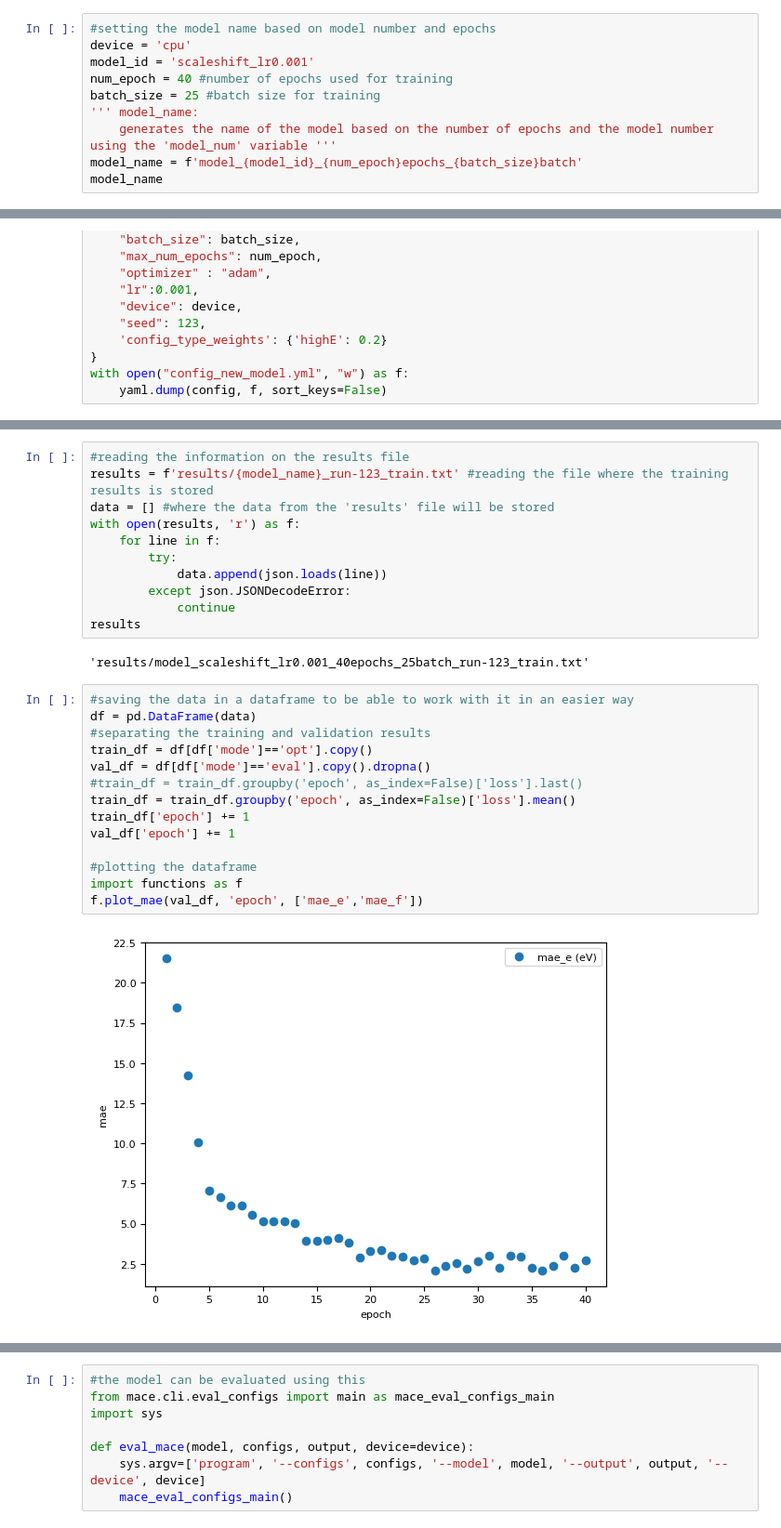
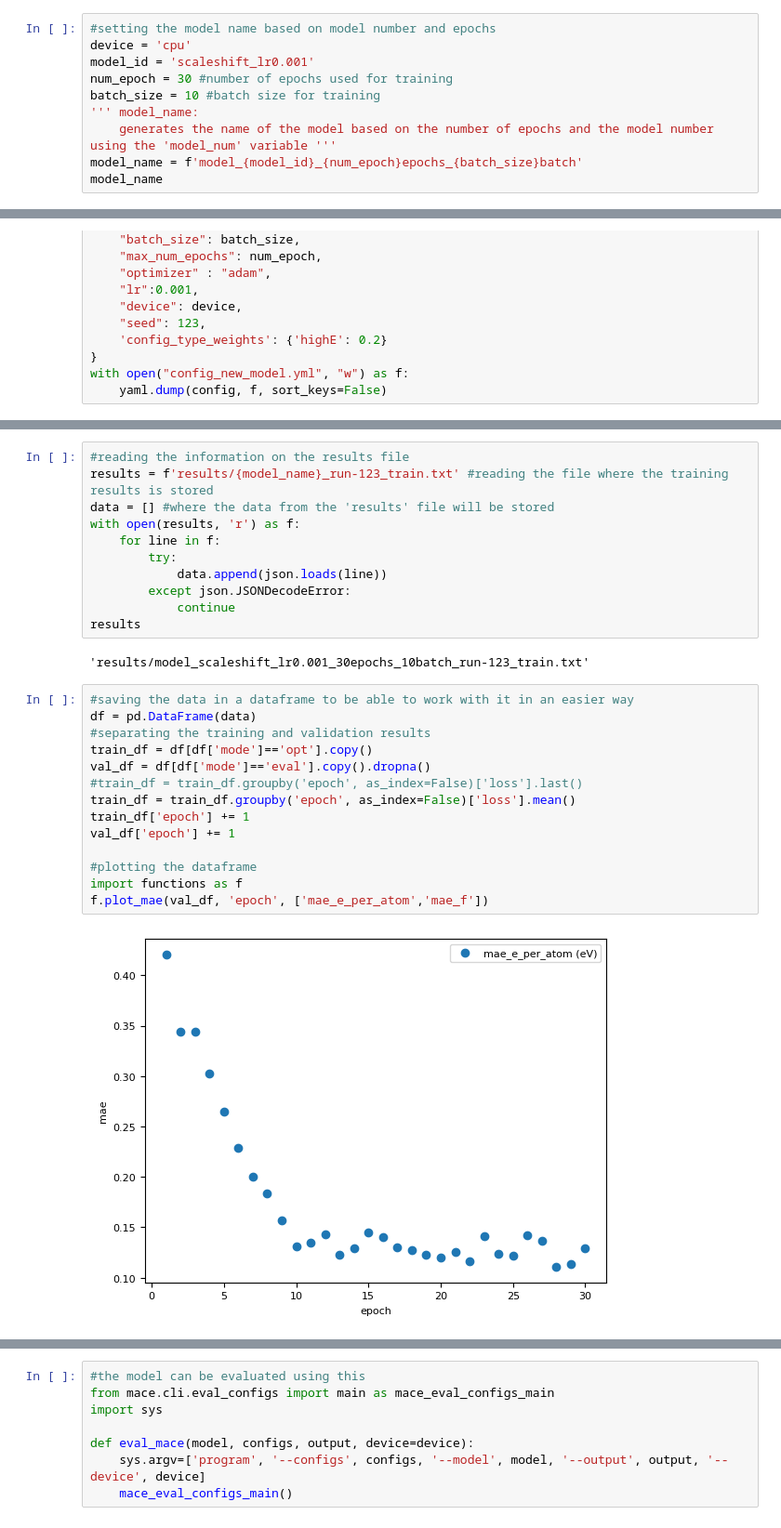
Before and after one commit to ShannonNCM/research_files, a Jupyter notebook: new_model/model_03/training_notebook.ipynb, the cells around one changed output, grey strips where cells are left out. Shown at 93% size. Cells and saved outputs as stored; diff of their text form.

```diff
--- a/new_model/model_03/training_notebook.ipynb
+++ b/new_model/model_03/training_notebook.ipynb
@@ -53,8 +67,8 @@ write('test_01.xyz', db[1031:])
 #setting the model name based on model number and epochs
 device = 'cpu'
 model_id = 'scaleshift_lr0.001'
-num_epoch = 40 #number of epochs used for training
-batch_size = 25 #batch size for training
+num_epoch = 30 #number of epochs used for training
+batch_size = 10 #batch size for training
 ''' model_name:
     generates the name of the model based on the number of epochs and the model number using the 'model_num' variable '''
 model_name = f'model_{model_id}_{num_epoch}epochs_{batch_size}batch'
@@ -131,20 +145,20 @@ with open(results, 'r') as f:
             continue
 results
 # %% [output]
-'results/model_scaleshift_lr0.001_40epochs_25batch_run-123_train.txt'
+'results/model_scaleshift_lr0.001_30epochs_10batch_run-123_train.txt'
 # %%
 #saving the data in a dataframe to be able to work with it in an easier way
 df = pd.DataFrame(data)
 #separating the training and validation results
 train_df = df[df['mode']=='opt'].copy()
 val_df = df[df['mode']=='eval'].copy().dropna()
 #train_df = train_df.groupby('epoch', as_index=False)['loss'].last()
 train_df = train_df.groupby('epoch', as_index=False)['loss'].mean()
 train_df['epoch'] += 1
 val_df['epoch'] += 1
 
 #plotting the dataframe
 import functions as f
-f.plot_mae(val_df, 'epoch', ['mae_e','mae_f'])
+f.plot_mae(val_df, 'epoch', ['mae_e_per_atom','mae_f'])
 # %% [output]
-[figure, old version]
+[figure, new version]
```
Also changed, not shown: parts of 9 cells of this notebook, 33 other files.
